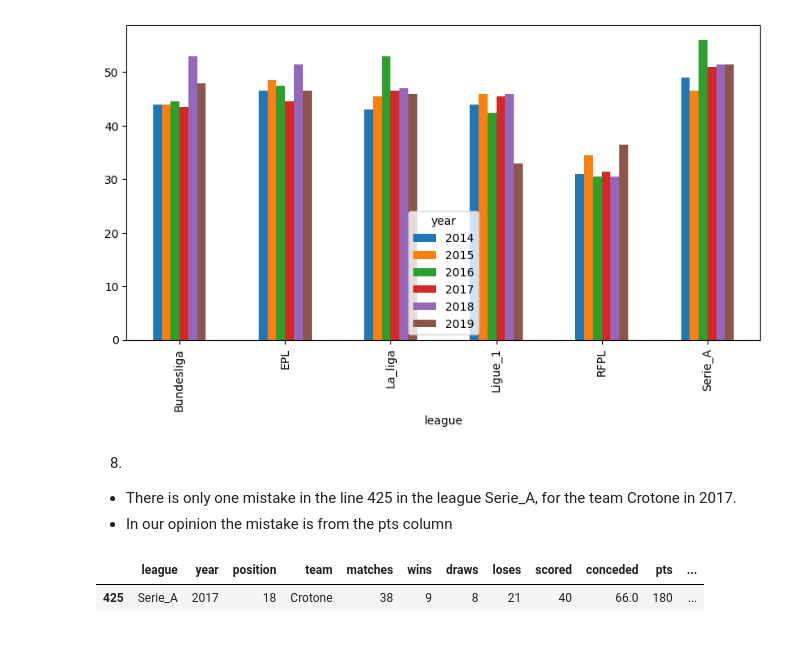
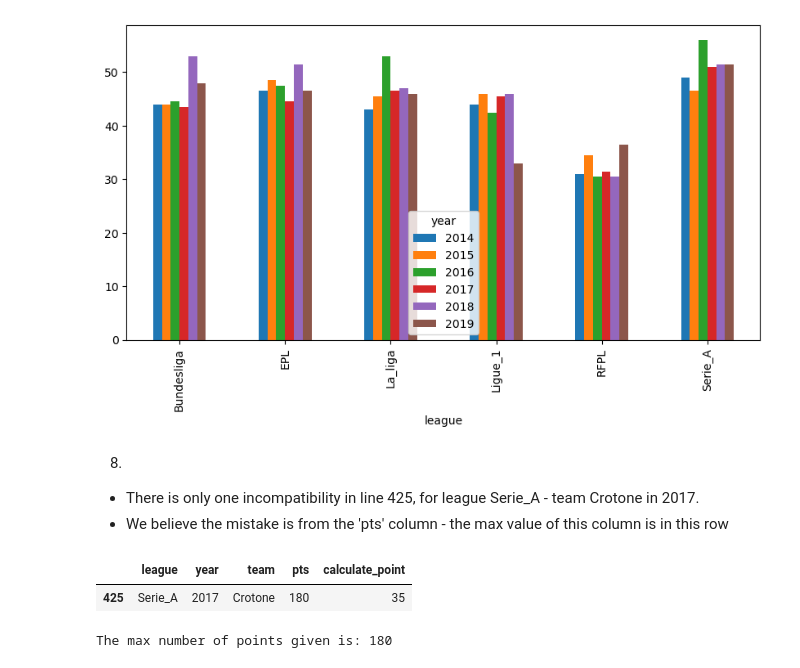
Before and after one commit to Ronco1998/HW1_Introduction-Data-Analysis, a Jupyter notebook: 345935878_206134967_HW1.ipynb, the cells around one changed output. Cells and saved outputs as stored; diff of their text form; code cells hidden in the pictures.

```diff
--- a/345935878_206134967_HW1.ipynb
+++ b/345935878_206134967_HW1.ipynb
@@ -164,23 +164,29 @@ Name: scored, dtype: int64
 [figure]
 # %% [markdown]
 8.
-- There is only one mistake in the line 425 in the league Serie_A, for the team Crotone in 2017.
-- In our opinion the mistake is from the pts column
+- There is only one incompatibility in line 425, for league Serie_A - team Crotone in 2017.
+- We believe the mistake is from the 'pts' column - the max value of this column is in this row
 # %%
 def calculate_point(wins_col, draws_cols) :
     return (wins_col*3 + draws_cols*1)
 
 
 league_df['calculate_point'] = league_df.apply(lambda x: calculate_point(x['wins'], x['draws']), axis = 1 )
 
 comparaison = league_df['pts'] == league_df['calculate_point']
 
-liste = []
+error_points = []
 for i in range(len(comparaison)) :
     if comparaison[i] == False :
-        liste.append(i)
+        error_points.append(i)
 
-league_df.iloc[liste]
+error_row = league_df.iloc[error_points]
+# show the rows that have error in points column only columns "pts" and "calculate_point"
+display(error_row[['league', 'year', 'team', 'pts', 'calculate_point']])
+
+print("The max number of points given is:", league_df["pts"].max())
+#display(league_df.groupby('year')['calculate_point'].sum())
 # %% [output]
-|  | league | year | position | team | matches | wins | draws | loses | scored | conceded | pts | ... |
-| 425 | Serie_A | 2017 | 18 | Crotone | 38 | 9 | 8 | 21 | 40 | 66.0 | 180 | ... |
+|  | league | year | team | pts | calculate_point |
+| 425 | Serie_A | 2017 | Crotone | 180 | 35 |
+The max number of points given is: 180
```
Also changed, not shown: parts of 3 cells of this notebook.
